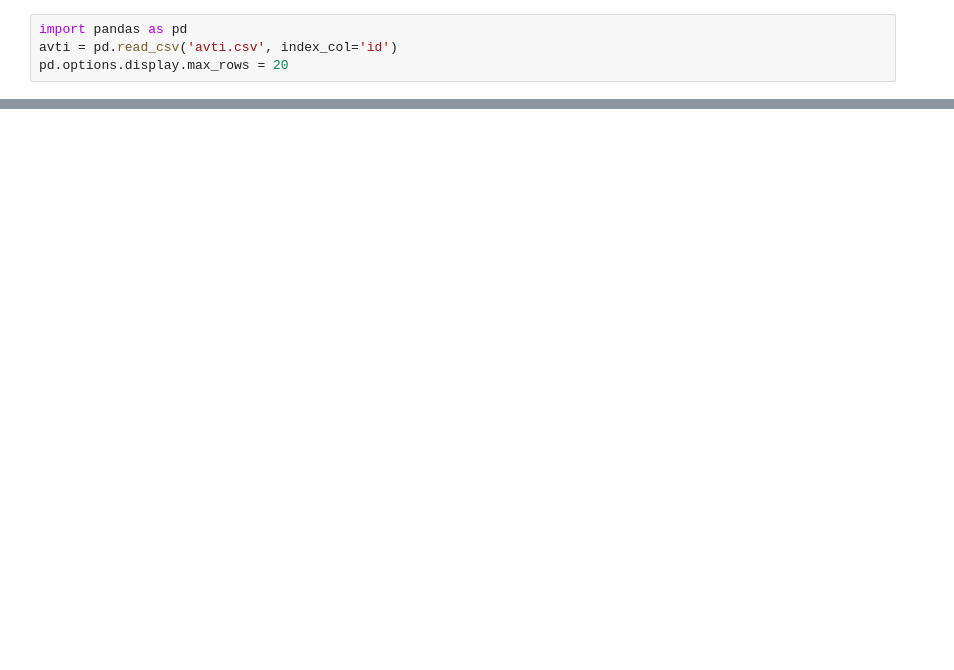
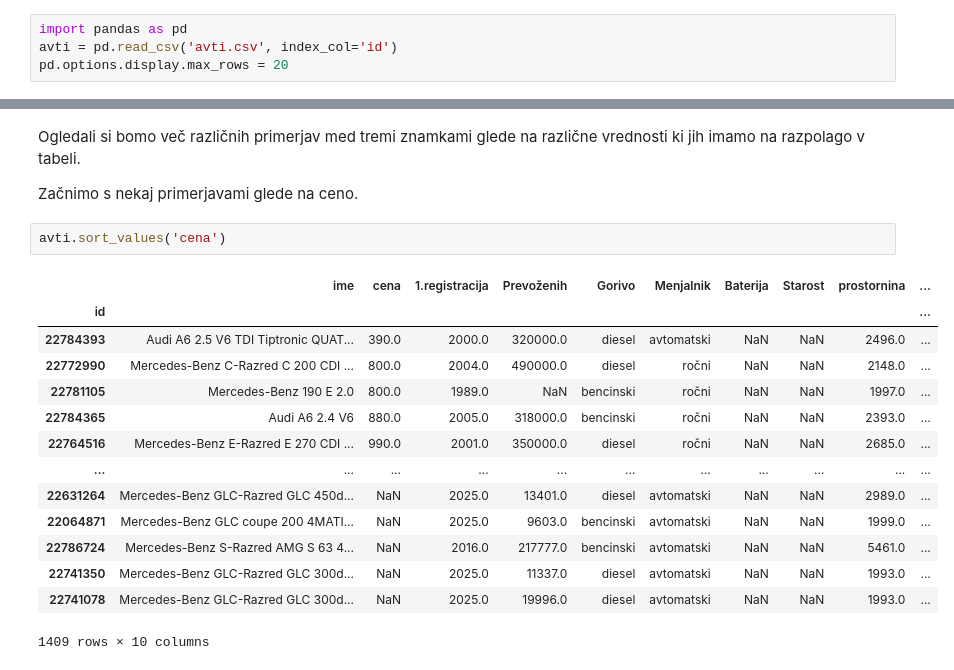
Before and after one commit to MatejLovsin/Seminarska_naloga, a Jupyter notebook: analiza.ipynb, the cells around one changed output, grey strips where cells are left out. Saved outputs shown, nothing was run; the diff lists cells and outputs as text; blank space fills up the shorter version.

```diff
--- a/analiza.ipynb
+++ b/analiza.ipynb
@@ -42,0 +45,21 @@ TypeError: expected string or bytes-like object, got 'Series'
+# %% [markdown]
+Ogledali si bomo več različnih primerjav med tremi znamkami glede na različne vrednosti ki jih imamo na razpolago v tabeli.
+
+Začnimo s nekaj primerjavami glede na ceno.
+# %%
+avti.sort_values('cena')
+# %% [output]
+|  | ime | cena | 1.registracija | Prevoženih | Gorivo | Menjalnik | Baterija | Starost | prostornina | ... |
+| id |  |  |  |  |  |  |  |  |  | ... |
+| 22784393 | Audi A6 2.5 V6 TDI Tiptronic QUAT... | 390.0 | 2000.0 | 320000.0 | diesel | avtomatski | NaN | NaN | 2496.0 | ... |
+| 22772990 | Mercedes-Benz C-Razred C 200 CDI ... | 800.0 | 2004.0 | 490000.0 | diesel | ročni | NaN | NaN | 2148.0 | ... |
+| 22781105 | Mercedes-Benz 190 E 2.0 | 800.0 | 1989.0 | NaN | bencinski | ročni | NaN | NaN | 1997.0 | ... |
+| 22784365 | Audi A6 2.4 V6 | 880.0 | 2005.0 | 318000.0 | bencinski | ročni | NaN | NaN | 2393.0 | ... |
+| 22764516 | Mercedes-Benz E-Razred E 270 CDI ... | 990.0 | 2001.0 | 350000.0 | diesel | ročni | NaN | NaN | 2685.0 | ... |
+| ... | ... | ... | ... | ... | ... | ... | ... | ... | ... | ... |
+| 22631264 | Mercedes-Benz GLC-Razred GLC 450d... | NaN | 2025.0 | 13401.0 | diesel | avtomatski | NaN | NaN | 2989.0 | ... |
+| 22064871 | Mercedes-Benz GLC coupe 200 4MATI... | NaN | 2025.0 | 9603.0 | bencinski | avtomatski | NaN | NaN | 1999.0 | ... |
+| 22786724 | Mercedes-Benz S-Razred AMG S 63 4... | NaN | 2016.0 | 217777.0 | bencinski | avtomatski | NaN | NaN | 5461.0 | ... |
+| 22741350 | Mercedes-Benz GLC-Razred GLC 300d... | NaN | 2025.0 | 11337.0 | diesel | avtomatski | NaN | NaN | 1993.0 | ... |
+| 22741078 | Mercedes-Benz GLC-Razred GLC 300d... | NaN | 2025.0 | 19996.0 | diesel | avtomatski | NaN | NaN | 1993.0 | ... |
+1409 rows × 10 columns
```
Also changed, not shown: parts of 18 cells of this notebook.
